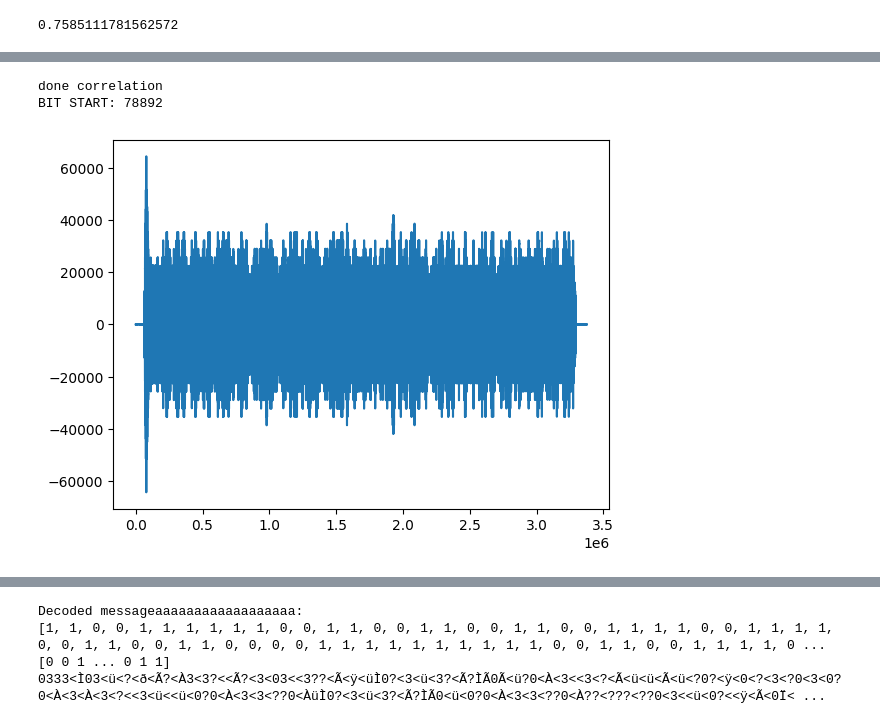
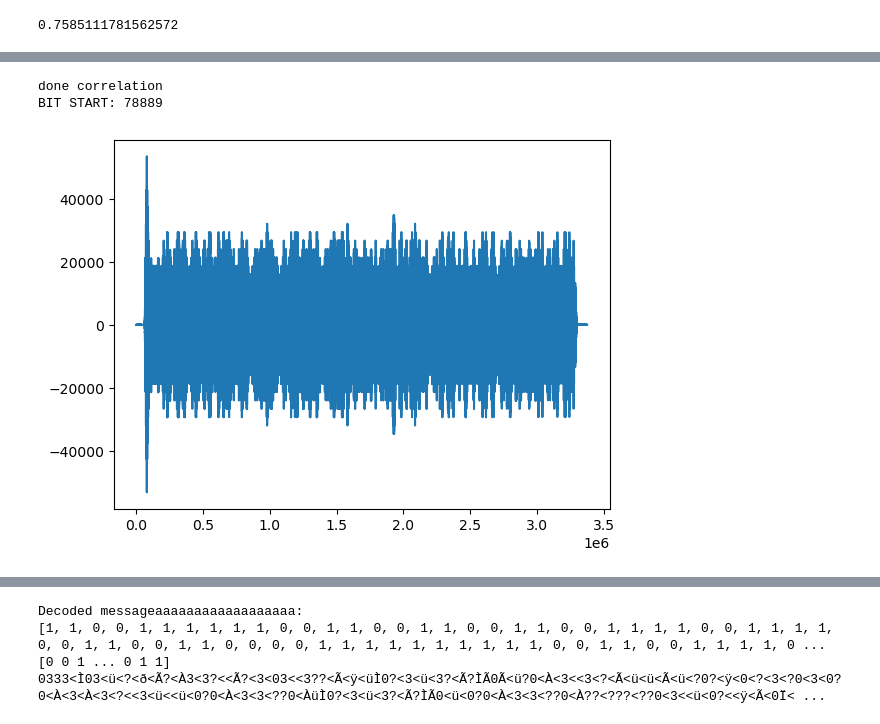
Before and after one commit to GingerBF/PE3--bobo-damster-, a Jupyter notebook: sessiecode/mydaq_tests.ipynb, the cells around one changed output, grey strips where cells are left out. Saved outputs shown, nothing was run; the diff lists cells and outputs as text; code cells hidden in the pictures.

```diff
--- a/sessiecode/mydaq_tests.ipynb
+++ b/sessiecode/mydaq_tests.ipynb
@@ -147,18 +120,20 @@ plt.show()
 # %%
 # Correlate with preamble to find start of message
 PREAMBLE_BITS = [0,0,0,0,0,0,1,0]*5
-t, preamble_waveform, phase_shifts = bpsk_modulate(PREAMBLE_BITS,  bit_rate=capacity, carrier_freq=carrierFrequency, sampling_rate=daq.samplerate)
+
+preamble_pm = PM.binary_to_pm(preamble_bits, fmType=1)
+preamble_waveform = PM.pm_to_voltage_array(preamble_pm, sps, f=carrierFrequency, fs=daq.samplerate, A=amplitude)
 
 received_signal = AI0_voltage
 correlation = scipy.signal.correlate(received_signal, preamble_waveform, mode='valid')
 print("done correlation")
 bit_start = np.argmax(correlation)
 print("BIT START:", bit_start)
 
 plt.plot(correlation)
 plt.show()
 # %% [output]
 done correlation
-BIT START: 78892
+BIT START: 78889
-[figure, old version]
+[figure, new version]
 # %%
```
Also changed, not shown: parts of 5 cells of this notebook, 1 other file.
